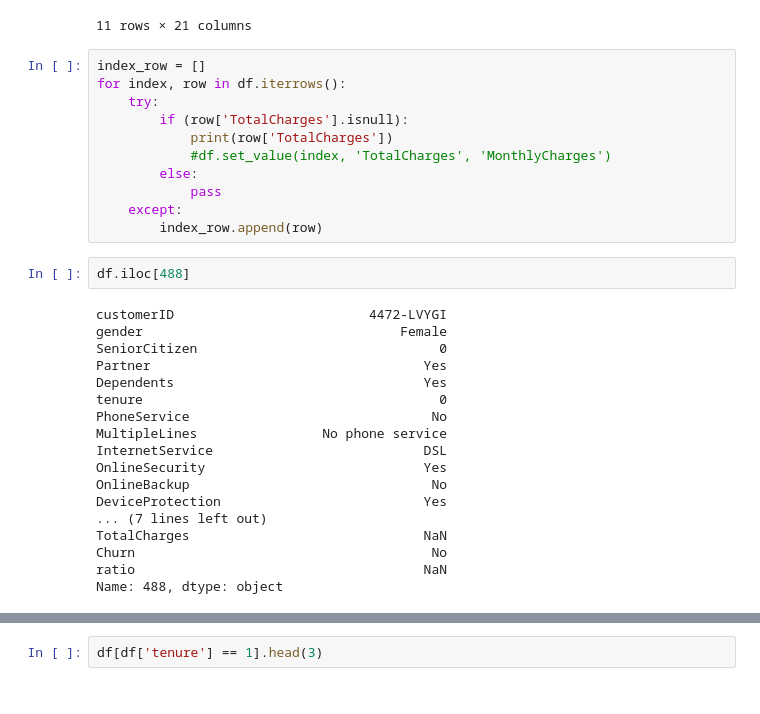
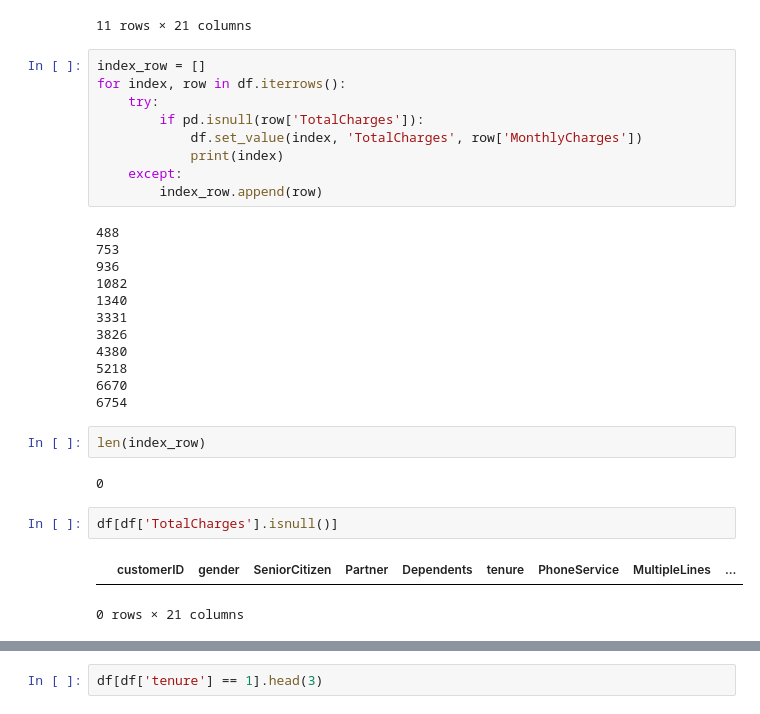
Before and after one commit to grantaguinaldo/mlnd-capstone, a Jupyter notebook: working/mlnd-capstone.ipynb, the cells around one changed output, grey strips where cells are left out. Saved outputs shown, nothing was run; the diff lists cells and outputs as text.

```diff
--- a/working/mlnd-capstone.ipynb
+++ b/working/mlnd-capstone.ipynb
@@ -68,30 +73,29 @@ df[df['TotalCharges'].isnull()]
 index_row = []
 for index, row in df.iterrows():
     try:
-        if (row['TotalCharges'].isnull):
-            print(row['TotalCharges'])
-            #df.set_value(index, 'TotalCharges', 'MonthlyCharges')
-        else:
-            pass
+        if pd.isnull(row['TotalCharges']):
+            df.set_value(index, 'TotalCharges', row['MonthlyCharges'])
+            print(index)
     except:
         index_row.append(row)
+# %% [output]
+488
+753
+936
+1082
+1340
+3331
+3826
+4380
+5218
+6670
+6754
-# %%
-df.iloc[488]
-# %% [output]
-customerID                         4472-LVYGI
-gender                                 Female
-SeniorCitizen                               0
-Partner                                   Yes
-Dependents                                Yes
-tenure                                      0
-PhoneService                               No
-MultipleLines                No phone service
-InternetService                           DSL
-OnlineSecurity                            Yes
-OnlineBackup                               No
-DeviceProtection                          Yes
-... (7 lines left out)
-TotalCharges                              NaN
-Churn                                      No
-ratio                                     NaN
-Name: 488, dtype: object
+# %%
+len(index_row)
+# %% [output]
+0
+# %%
+df[df['TotalCharges'].isnull()]
+# %% [output]
+|  | customerID | gender | SeniorCitizen | Partner | Dependents | tenure | PhoneService | MultipleLines | ... |
+0 rows × 21 columns
```
Also changed, not shown: parts of 12 cells of this notebook.
